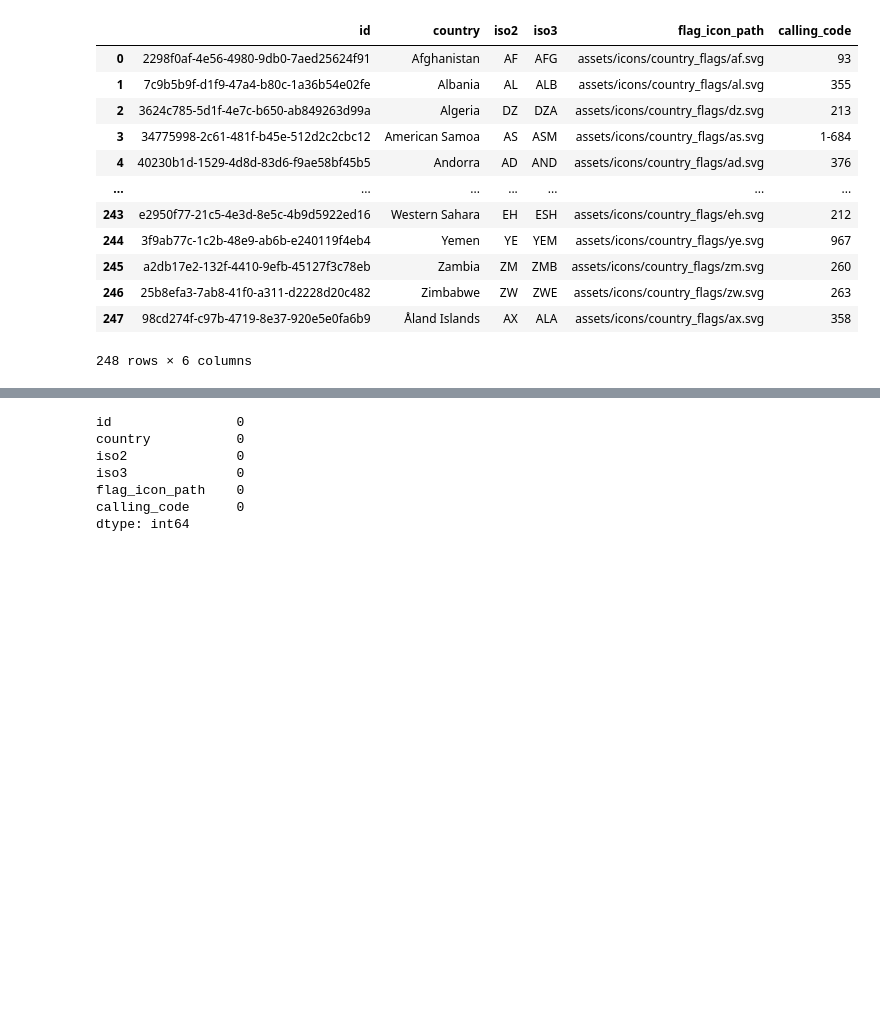
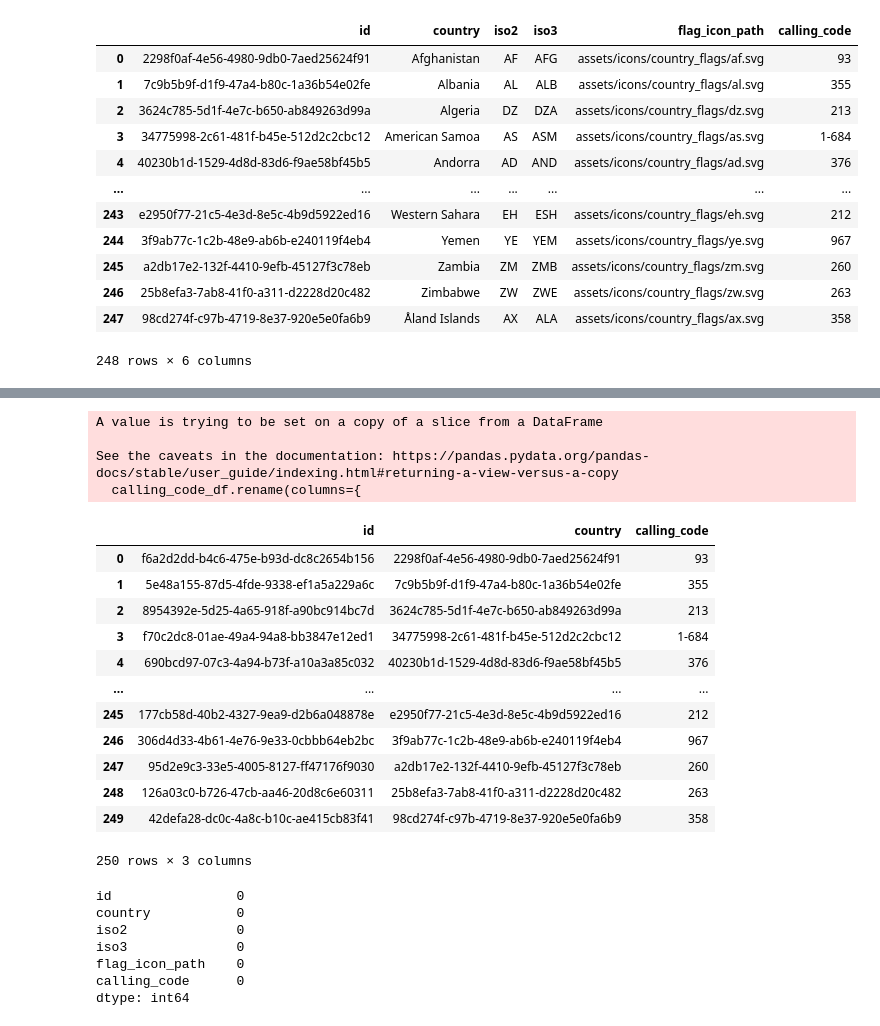
Before and after one commit to AI-UN-SDG5/AI-UN-SDG5_Data_Preparation, a Jupyter notebook: data_preparation.ipynb, the cells around one changed output, grey strips where cells are left out. Drawn from its saved outputs; the diff is of its cells as text; code cells hidden in the pictures; blank space fills up the shorter version.

```diff
--- a/data_preparation.ipynb
+++ b/data_preparation.ipynb
@@ -152,3 +173,31 @@ country_df
+# %%
+# Create dataframe for calling codes
+calling_code_df = country_df[["id", "calling_code"]]
+calling_code_df.rename(columns={
+    "id": "country"
+}, inplace=True)
+calling_code_df =calling_code_df.explode("calling_code", ignore_index=True)
+calling_code_df.insert(column="id", loc=0, value=[generate_uuid(
+    i, 1820) for i in range(calling_code_df.shape[0])])
+calling_code_df
+# %% [output]
+A value is trying to be set on a copy of a slice from a DataFrame
+
+See the caveats in the documentation: https://pandas.pydata.org/pandas-docs/stable/user_guide/indexing.html#returning-a-view-versus-a-copy
+  calling_code_df.rename(columns={
+|  | id | country | calling_code |
+| 0 | f6a2d2dd-b4c6-475e-b93d-dc8c2654b156 | 2298f0af-4e56-4980-9db0-7aed25624f91 | 93 |
+| 1 | 5e48a155-87d5-4fde-9338-ef1a5a229a6c | 7c9b5b9f-d1f9-47a4-b80c-1a36b54e02fe | 355 |
+| 2 | 8954392e-5d25-4a65-918f-a90bc914bc7d | 3624c785-5d1f-4e7c-b650-ab849263d99a | 213 |
+| 3 | f70c2dc8-01ae-49a4-94a8-bb3847e12ed1 | 34775998-2c61-481f-b45e-512d2c2cbc12 | 1-684 |
+| 4 | 690bcd97-07c3-4a94-b73f-a10a3a85c032 | 40230b1d-1529-4d8d-83d6-f9ae58bf45b5 | 376 |
+| ... | ... | ... | ... |
+| 245 | 177cb58d-40b2-4327-9ea9-d2b6a048878e | e2950f77-21c5-4e3d-8e5c-4b9d5922ed16 | 212 |
+| 246 | 306d4d33-4b61-4e76-9e33-0cbbb64eb2bc | 3f9ab77c-1c2b-48e9-ab6b-e240119f4eb4 | 967 |
+| 247 | 95d2e9c3-33e5-4005-8127-ff47176f9030 | a2db17e2-132f-4410-9efb-45127f3c78eb | 260 |
+| 248 | 126a03c0-b726-47cb-aa46-20d8c6e60311 | 25b8efa3-7ab8-41f0-a311-d2228d20c482 | 263 |
+| 249 | 42defa28-dc0c-4a8c-b10c-ae415cb83f41 | 98cd274f-c97b-4719-8e37-920e5e0fa6b9 | 358 |
+250 rows × 3 columns
 # %%
 # Ensure that there are no null values for any of the values in country_df (ensure that the inner merge was executed successfully)
 country_df.isna().sum()
```
Also changed, not shown: parts of 5 cells of this notebook.
